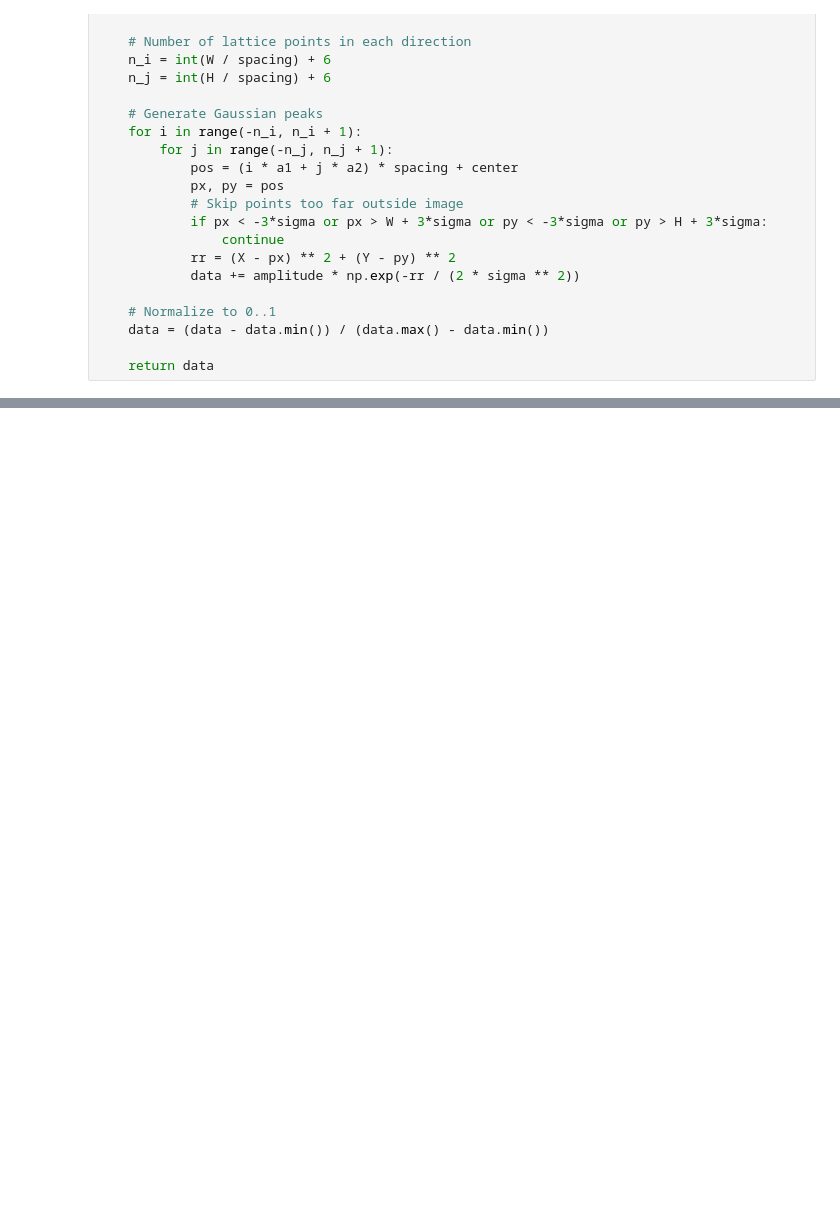
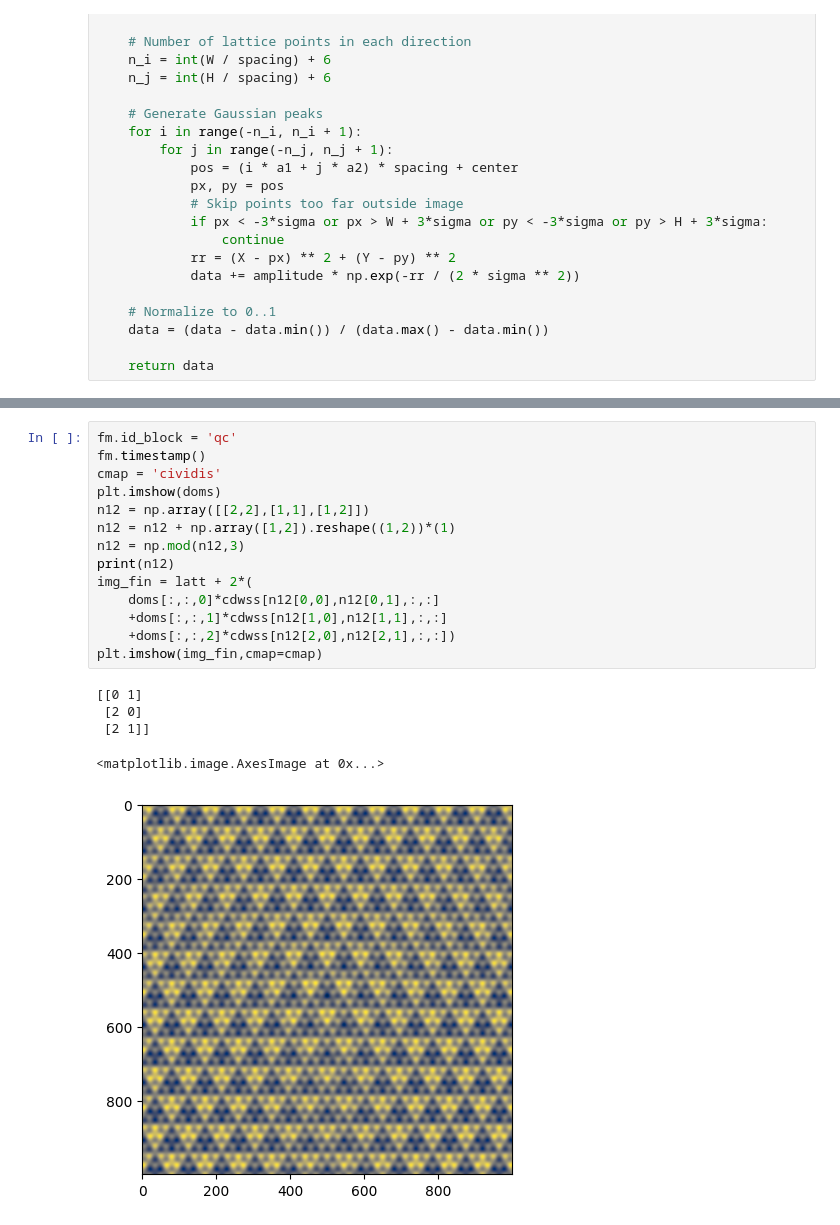
Before and after one commit to Potdooshami/2H_TaSe2_Tc_STM, a Jupyter notebook: G03_define_domain.ipynb, the cells around one changed output, grey strips where cells are left out. Saved outputs shown, nothing was run; the diff lists cells and outputs as text; blank space fills up the shorter version.

```diff
--- a/G03_define_domain.ipynb
+++ b/G03_define_domain.ipynb
@@ -167,0 +204,20 @@ plt.imshow(fin)
+# %%
+fm.id_block = 'qc'
+fm.timestamp()
+cmap = 'cividis'
+plt.imshow(doms)
+n12 = np.array([[2,2],[1,1],[1,2]])
+n12 = n12 + np.array([1,2]).reshape((1,2))*(1)
+n12 = np.mod(n12,3)
+print(n12)
+img_fin = latt + 2*(
+    doms[:,:,0]*cdwss[n12[0,0],n12[0,1],:,:]
+    +doms[:,:,1]*cdwss[n12[1,0],n12[1,1],:,:]
+    +doms[:,:,2]*cdwss[n12[2,0],n12[2,1],:,:])
+plt.imshow(img_fin,cmap=cmap)
+# %% [output]
+[[0 1]
+ [2 0]
+ [2 1]]
+<matplotlib.image.AxesImage at 0x...>
+[figure, added]
```
Also changed, not shown: parts of 10 cells of this notebook, 2 other files.
